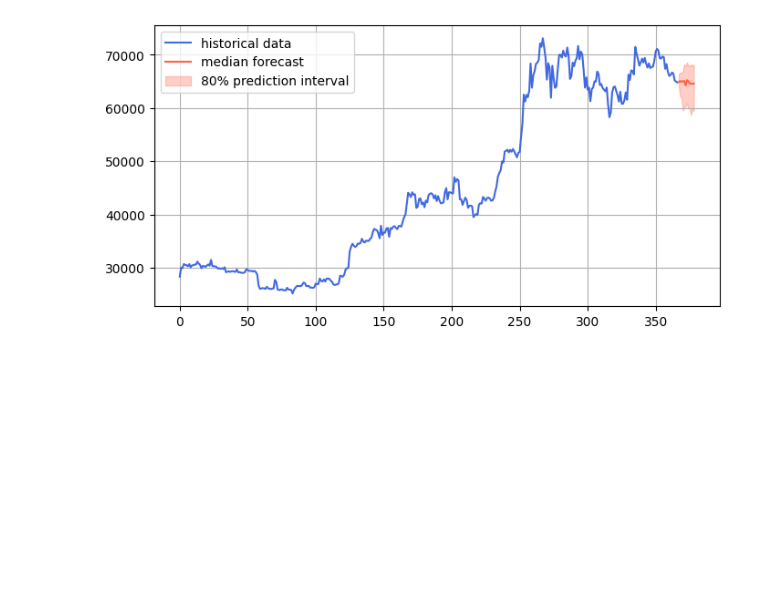
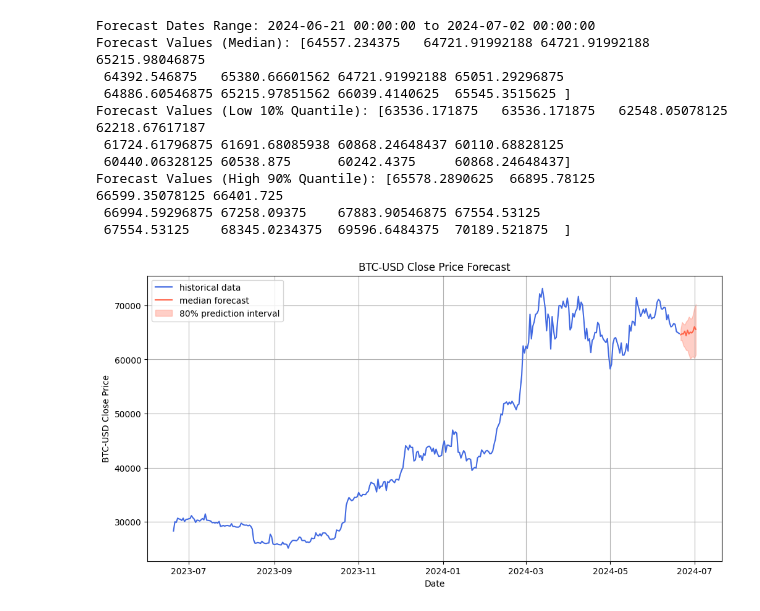
Before and after one commit to Group5-week9-10ac/Crypto-Trading-Engineering, a Jupyter notebook: notebooks/Chronos_forecasting.ipynb, the cells around one changed output. Drawn from its saved outputs; the diff is of its cells as text; code cells hidden in the pictures; blank space fills up the shorter version.

Commit message:
forecasting by date

```diff
--- a/notebooks/Chronos_forecasting.ipynb
+++ b/notebooks/Chronos_forecasting.ipynb
@@ -22,16 +0,0 @@ forecast = pipeline.predict(
-# %%
-import matplotlib.pyplot as plt
-import numpy as np
-
-forecast_index = range(len(df), len(df) + 12)
-low, median, high = np.quantile(forecast[0].numpy(), [0.1, 0.5, 0.9], axis=0)
-
-plt.figure(figsize=(8, 4))
-plt.plot(df["Close"], color="royalblue", label="historical data")
-plt.plot(forecast_index, median, color="tomato", label="median forecast")
-plt.fill_between(forecast_index, low, high, color="tomato", alpha=0.3, label="80% prediction interval")
-plt.legend()
-plt.grid()
-plt.show()
-# %% [output]
-[figure, removed]
@@ -37,0 +40,32 @@ plt.show()
+# %%
+# Print the date range for the forecast
+print("Forecast Dates Range:", forecast_dates[0], "to", forecast_dates[-1])
+
+# Print the forecast values
+print("Forecast Values (Median):", median)
+print("Forecast Values (Low 10% Quantile):", low)
+print("Forecast Values (High 90% Quantile):", high)
+
+# Plot the historical data and forecast
+plt.figure(figsize=(12, 6))
+plt.plot(df.index, df["Close"], color="royalblue", label="historical data")
+plt.plot(forecast_dates, median, color="tomato", label="median forecast")
+plt.fill_between(forecast_dates, low, high, color="tomato", alpha=0.3, label="80% prediction interval")
+plt.legend()
+plt.grid()
+plt.xlabel("Date")  # Adding a label to the x-axis
+plt.ylabel("BTC-USD Close Price")  # Adding a label to the y-axis
+plt.title("BTC-USD Close Price Forecast")  # Adding a title to the plot
+plt.show()
+# %% [output]
+Forecast Dates Range: 2024-06-21 00:00:00 to 2024-07-02 00:00:00
+Forecast Values (Median): [64557.234375   64721.91992188 64721.91992188 65215.98046875
+ 64392.546875   65380.66601562 64721.91992188 65051.29296875
+ 64886.60546875 65215.97851562 66039.4140625  65545.3515625 ]
+Forecast Values (Low 10% Quantile): [63536.171875   63536.171875   62548.05078125 62218.67617187
+ 61724.61796875 61691.68085938 60868.24648437 60110.68828125
+ 60440.06328125 60538.875      60242.4375     60868.24648437]
+Forecast Values (High 90% Quantile): [65578.2890625  66895.78125    66599.35078125 66401.725
+ 66994.59296875 67258.09375    67883.90546875 67554.53125
+ 67554.53125    68345.0234375  69596.6484375  70189.521875  ]
+[figure, added]
```
Also changed, not shown: parts of 3 cells of this notebook.
